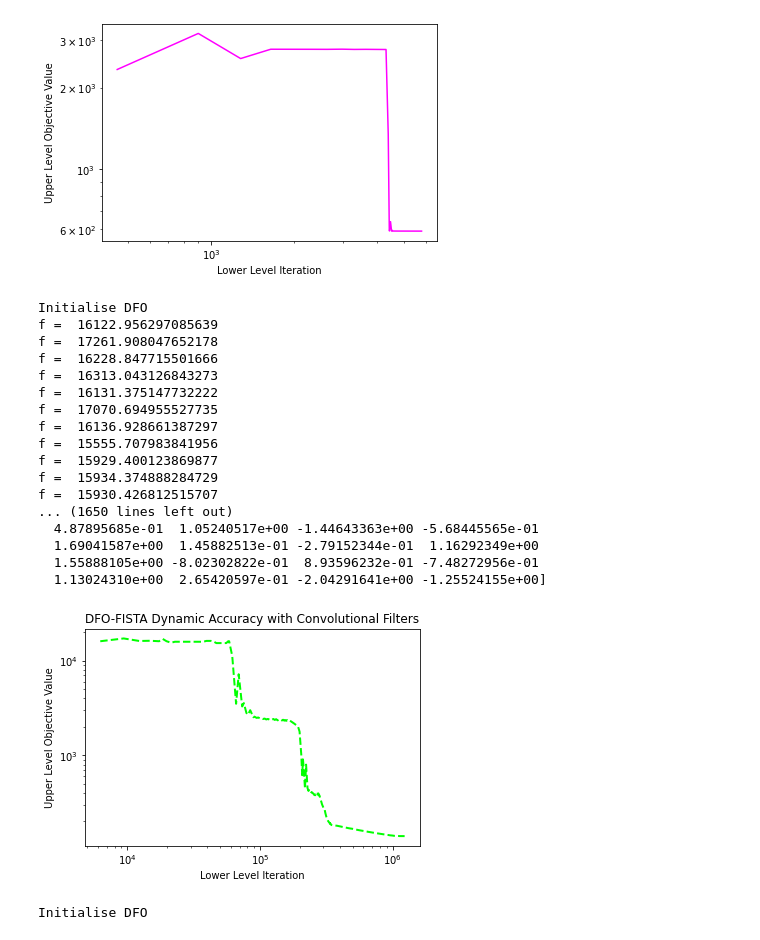
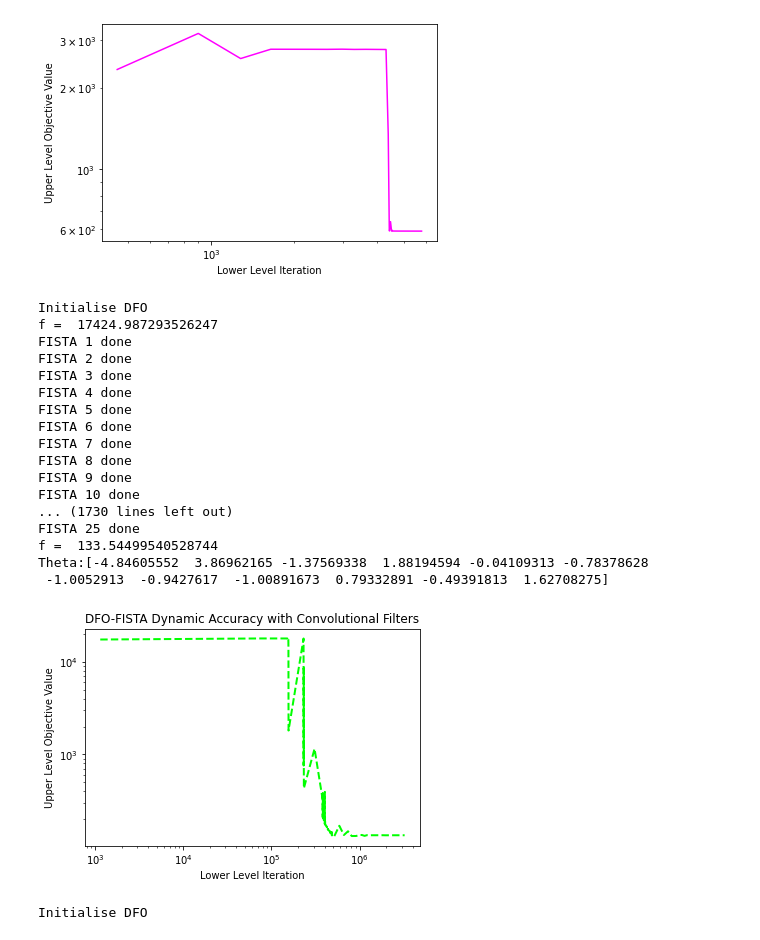
Before and after one commit to MohammadSadeghSalehi/Bilevel, a Jupyter notebook: Codes/Bilevel.ipynb, the cells around one changed output. Cells and saved outputs as stored; diff of their text form; code cells hidden in the pictures.

```diff
--- a/Codes/Bilevel.ipynb
+++ b/Codes/Bilevel.ipynb
@@ -38,7 +38,7 @@ class DFO_FISTA:
         x = self.x0[i,:]
         t = 0
         if 10*self.uppersolver.delta**2 == 0:
-            self.tol = 1e-6
+            self.tol = 1e-1
         else:
             self.tol = 1e-2*self.uppersolver.delta**2
         for k in range(self.max_iter):
@@ -1722,20 +1762,20 @@ class DFO_FISTA_Conv:
         user_params = {'logging.save_diagnostic_info': True}
         user_params['logging.save_xk'] = True
         # Save diagnostic info to CSV
-        soln = self.uppersolver.solve(self.UpperLevel, np.array(self.theta),bounds=(-7*np.ones(52),7*np.ones(52)),rhoend=5*1e-6,print_progress=True,user_params=user_params)
+        soln = self.uppersolver.solve(self.UpperLevel, np.array(self.theta),bounds=(-7*np.ones(12),7*np.ones(12)),rhoend=5*1e-6,print_progress=True,user_params=user_params)
         #soln.diagnostic_info.to_csv('DFOdetail.csv')
         self.upperEval = self.uppersolver.evalCount
         return soln
     def convolution(self,x,theta,k):
         conv = nn.Conv2d(1,1,3)
-        conv.weight.data = torch.reshape((theta[7+9*k:7+9*(k+1)]),(3,3)).unsqueeze (0).unsqueeze (0) # add singleton channels dimensions
+        conv.weight.data = torch.reshape((theta[3+9*k:3+9*(k+1)]),(3,3)).unsqueeze (0).unsqueeze (0) # add singleton channels dimensions
         conv.bias.data.zero_()
         if type(x)==np.ndarray:
             x = torch.FloatTensor(x)
         #x = torch.autograd.Variable (torch.FloatTensor (x))
         conv = conv(x.unsqueeze (0).unsqueeze (0))
         conv = torch.flatten(conv)
-        conv = torch.sum(torch.sqrt(torch.abs(torch.pow(conv,2)+torch.exp(torch.FloatTensor (theta[6])))))
+        conv = torch.sum(torch.sqrt(torch.abs(torch.pow(conv,2)+torch.exp(torch.FloatTensor (theta[2])))))
         return conv
     def phi(self, x,theta, i):
         x = np.reshape(x,(256,256))
@@ -1743,7 +1783,8 @@ class DFO_FISTA_Conv:
         #     #theta = torch.tensor((theta), requires_grad=True).float()
         #     theta = torch.FloatTensor (theta)
         #     theta = Variable(theta, requires_grad=True)
-        phi = 0.5*np.linalg.norm(x.flatten()-self.y[:,:,i].flatten())**2 +torch.exp(torch.FloatTensor (theta[0]))*(torch.exp(torch.FloatTensor (theta[1]))* self.convolution(x,theta,0) +torch.exp(torch.FloatTensor (theta[2]))* self.convolution(x,theta,1)+torch.exp(torch.FloatTensor (theta[3]))* self.convolution(x,theta,2)+torch.exp(torch.FloatTensor (theta[4]))* self.convolution(x,theta,3)+torch.exp(torch.FloatTensor (theta[5]))* self.convolution(x,theta,4))
+        phi = 0.5*np.linalg.norm(x.flatten()-self.y[:,:,i].flatten())**2 +torch.exp(torch.FloatTensor (theta[0]))*(torch.exp(torch.FloatTensor (theta[1]))* self.convolution(x,theta,0))
+        #+torch.exp(torch.FloatTensor (theta[2]))* self.convolution(x,theta,1)+torch.exp(torch.FloatTensor (theta[3]))* self.convolution(x,theta,2)+torch.exp(torch.FloatTensor (theta[4]))* self.convolution(x,theta,3)+torch.exp(torch.FloatTensor (theta[5]))* self.convolution(x,theta,4)
         return phi
     def gradPhi(self, x, theta,i):
         x = np.reshape(x,(256,256))
@@ -1753,8 +1794,8 @@ class DFO_FISTA_Conv:
         if type(theta) == np.ndarray:
             theta = Variable (torch.FloatTensor(theta), requires_grad=True)
 
-        phi = 0.5*torch.linalg.norm(torch.flatten(x)-torch.tensor(self.y[:,:,i].flatten()))**2 +torch.exp(torch.FloatTensor (theta[0]))*(torch.exp(torch.FloatTensor (theta[1]))* self.convolution(x,theta,0) +torch.exp(torch.FloatTensor (theta[2]))* self.convolution(x,theta,1)+torch.exp(torch.FloatTensor (theta[3]))* self.convolution(x,theta,2)+torch.exp(torch.FloatTensor (theta[4]))* self.convolution(x,theta,3)+torch.exp(torch.FloatTensor (theta[5]))* self.convolution(x,theta,4))
-
+        phi = 0.5*torch.linalg.norm(torch.flatten(x)-torch.tensor(self.y[:,:,i].flatten()))**2 +torch.exp(torch.FloatTensor (theta[0]))*(torch.exp(torch.FloatTensor (theta[1]))* self.convolution(x,theta,0))
+        #+torch.exp(torch.FloatTensor (theta[2]))* self.convolution(x,theta,1)+torch.exp(torch.FloatTensor (theta[3]))* self.convolution(x,theta,2)+torch.exp(torch.FloatTensor (theta[4]))* self.convolution(x,theta,3)+torch.exp(torch.FloatTensor (theta[5]))* self.convolution(x,theta,4)
         grad = phi.backward()
         return x.grad.detach().numpy().flatten()
 
@@ -1774,55 +1815,56 @@ path = '/Users/sadegh/Downloads/Humans/256*256'
 
 #np.random.seed(0)
 
 data = np.load(path+ '/' +'Data.npz')
 b = data['X']
 b = b/255
-b = b[:,:,0:40]
+b = b[:,:,0:25]
 #x0 = np.random.rand(np.shape(b)[0],np.shape(b)[1])
 
 A = np.eye(b.shape[1])
 NoisyData = np.load(path+ '/' +'DataNoisy2.npz')
 y = NoisyData['y']
 y = y/255
 x0 = y[:,:,1]
-y = y[:,:,0:40]
-theta = -np.array(np.random.randn(52))
+y = y[:,:,0:25]
+theta = np.array(np.ones(12))
+#-np.array(np.random.randn(52))
 theta[0] = -3
-theta[6] = -1
+theta[2] = -1
 # theta = [-2.13992777, -0.54547702,  0.41561692, -0.951482,   -1.17756152,  1.0787884, 1.08304873, -1.13397091, -0.45887538, -1.27170172,  0.06660479,  0.55335602, -0.19291492,  0.29559634, -0.99926039, -0.38236902,  0.77525075, -0.41309977, -0.50165795, -1.09610145,  0.98342242, -0.0642842, 1.70870378, -0.70877556, -0.36309232, -0.03425583, 1.34183294, -0.84891413, -0.95879516, 0.85385141, 0.66604129, 0.03280837]
 #theta = [-1.43921807e+00, -9.17631944e-01,  8.81194131e-02, -2.77402785e-01, -2.17536973e-01, -1.47510170e+00, -3.84146929e-04, -2.63863815e-01, 8.15598930e-01,  2.80550566e+00, -1.43379035e+00]
 #theta = Variable(torch.ones(11), requires_grad=True)
 Bilevel = DFO_FISTA_Conv(A, b, y, x0, theta)
 result = Bilevel.DFO()
 thetaOptimal = result.x
 print("Theta:" +str(thetaOptimal))
 
 plt.plot(Bilevel.lowerIter,Bilevel.upperVal,color='lime',linestyle='dashed',linewidth=2)
 plt.title('DFO-FISTA Dynamic Accuracy with Convolutional Filters')
 plt.xlabel('Lower Level Iteration')
 plt.ylabel('Upper Level Objective Value')
 plt.xscale('log')
 plt.yscale('log')
-#plt.savefig('DFO-FISTA Dynamic Accuracy with Convolutional Filters.png',dpi=300)
+plt.savefig('DFO-FISTA Dynamic Accuracy with Convolutional Filters1.png',dpi=300)
 # %% [output]
 Initialise DFO
-f =  16122.956297085639
-f =  17261.908047652178
-f =  16228.847715501666
-f =  16313.043126843273
-f =  16131.375147732222
-f =  17070.694955527735
-f =  16136.928661387297
-f =  15555.707983841956
-f =  15929.400123869877
-f =  15934.374888284729
-f =  15930.426812515707
-... (1650 lines left out)
-  4.87895685e-01  1.05240517e+00 -1.44643363e+00 -5.68445565e-01
-  1.69041587e+00  1.45882513e-01 -2.79152344e-01  1.16292349e+00
-  1.55888105e+00 -8.02302822e-01  8.93596232e-01 -7.48272956e-01
-  1.13024310e+00  2.65420597e-01 -2.04291641e+00 -1.25524155e+00]
+f =  17424.987293526247
+FISTA 1 done
+FISTA 2 done
+FISTA 3 done
+FISTA 4 done
+FISTA 5 done
+FISTA 6 done
+FISTA 7 done
+FISTA 8 done
+FISTA 9 done
+FISTA 10 done
+... (1730 lines left out)
+FISTA 25 done
+f =  133.54499540528744
+Theta:[-4.84605552  3.86962165 -1.37569338  1.88194594 -0.04109313 -0.78378628
+ -1.0052913  -0.9427617  -1.00891673  0.79332891 -0.49391813  1.62708275]
-[figure, old version]
+[figure, new version]
 # %%
 #[-2.70240089 -0.2136612  -0.6461532  -0.38267236 -1.87601398 -1.41098418
 #   1.5118099  -0.52890329  0.15060124 -0.52525432 -0.32801627  0.10965946
```
Also changed, not shown: parts of 6 cells of this notebook.
